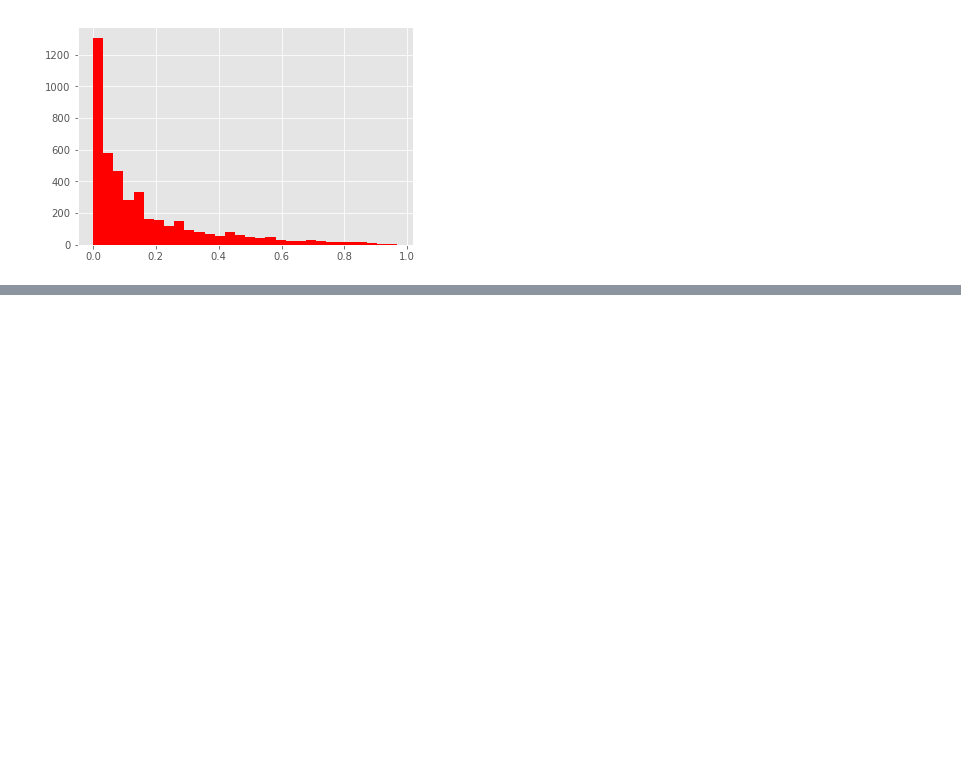
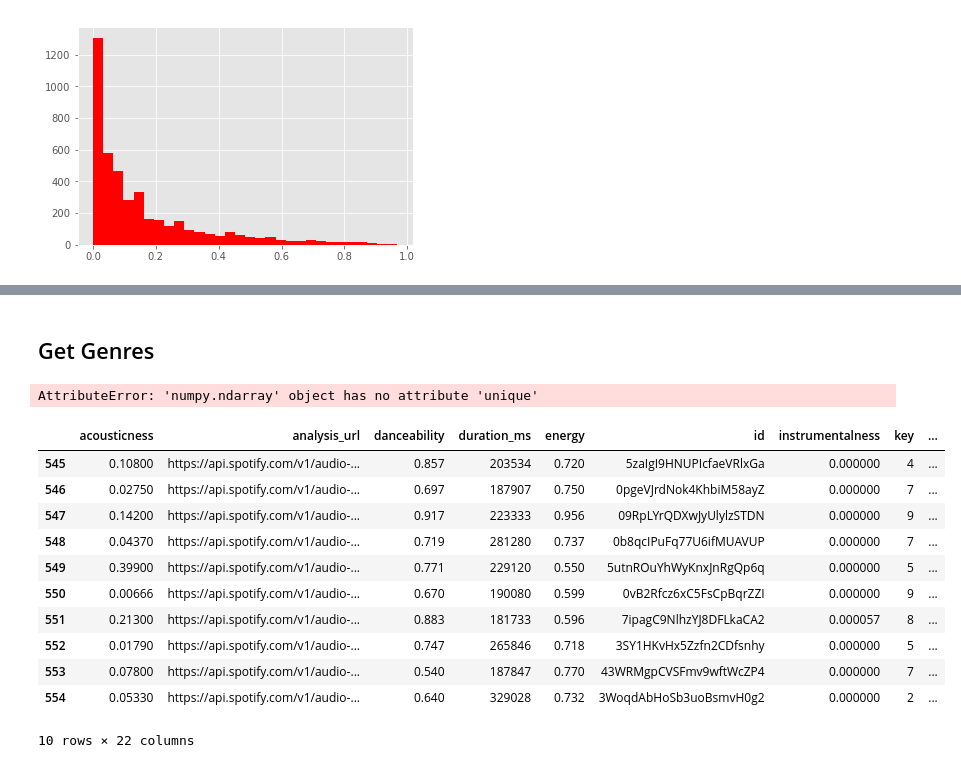
Before and after one commit to jcream31/workout_music_recommender, a Jupyter notebook: notebooks/Analysis.ipynb, the cells around one changed output, grey strips where cells are left out. Drawn from its saved outputs; the diff is of its cells as text; code cells hidden in the pictures; blank space fills up the shorter version.

Commit message:
added genre info for plotting

```diff
--- a/notebooks/Analysis.ipynb
+++ b/notebooks/Analysis.ipynb
@@ -253,0 +302,6 @@ plt.hist(data['acousticness'].round(2),
+# %% [markdown]
+## Get Genres
+# %%
+data.artist_id.values.unique
+# %% [output]
+AttributeError: 'numpy.ndarray' object has no attribute 'unique'
@@ -253,0 +336,15 @@ plt.hist(data['acousticness'].round(2),
+# %%
+data[data['artist_id']=='0I5HubncQ8E1MFZOlPDY4J']
+# %% [output]
+|  | acousticness | analysis_url | danceability | duration_ms | energy | id | instrumentalness | key | ... |
+| 545 | 0.10800 | https://api.spotify.com/v1/audio-... | 0.857 | 203534 | 0.720 | 5zaIgI9HNUPIcfaeVRlxGa | 0.000000 | 4 | ... |
+| 546 | 0.02750 | https://api.spotify.com/v1/audio-... | 0.697 | 187907 | 0.750 | 0pgeVJrdNok4KhbiM58ayZ | 0.000000 | 7 | ... |
+| 547 | 0.14200 | https://api.spotify.com/v1/audio-... | 0.917 | 223333 | 0.956 | 09RpLYrQDXwJyUlylzSTDN | 0.000000 | 9 | ... |
+| 548 | 0.04370 | https://api.spotify.com/v1/audio-... | 0.719 | 281280 | 0.737 | 0b8qcIPuFq77U6ifMUAVUP | 0.000000 | 7 | ... |
+| 549 | 0.39900 | https://api.spotify.com/v1/audio-... | 0.771 | 229120 | 0.550 | 5utnROuYhWyKnxJnRgQp6q | 0.000000 | 5 | ... |
+| 550 | 0.00666 | https://api.spotify.com/v1/audio-... | 0.670 | 190080 | 0.599 | 0vB2Rfcz6xC5FsCpBqrZZI | 0.000000 | 9 | ... |
+| 551 | 0.21300 | https://api.spotify.com/v1/audio-... | 0.883 | 181733 | 0.596 | 7ipagC9NlhzYJ8DFLkaCA2 | 0.000057 | 8 | ... |
+| 552 | 0.01790 | https://api.spotify.com/v1/audio-... | 0.747 | 265846 | 0.718 | 3SY1HKvHx5Zzfn2CDfsnhy | 0.000000 | 5 | ... |
+| 553 | 0.07800 | https://api.spotify.com/v1/audio-... | 0.540 | 187847 | 0.770 | 43WRMgpCVSFmv9wftWcZP4 | 0.000000 | 7 | ... |
+| 554 | 0.05330 | https://api.spotify.com/v1/audio-... | 0.640 | 329028 | 0.732 | 3WoqdAbHoSb3uoBsmvH0g2 | 0.000000 | 2 | ... |
+10 rows × 22 columns
```
Also changed, not shown: parts of 16 cells of this notebook, 6 other files.
